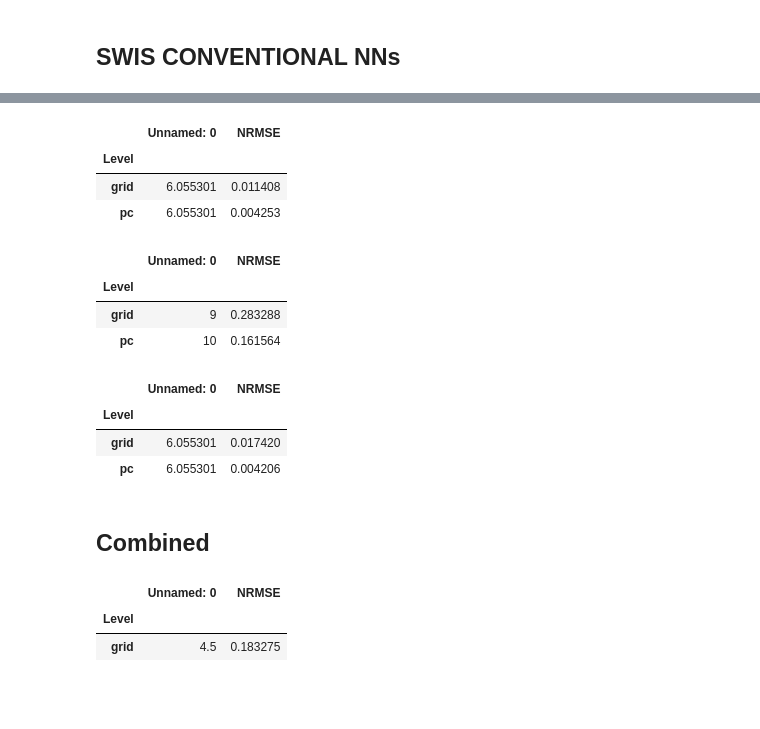
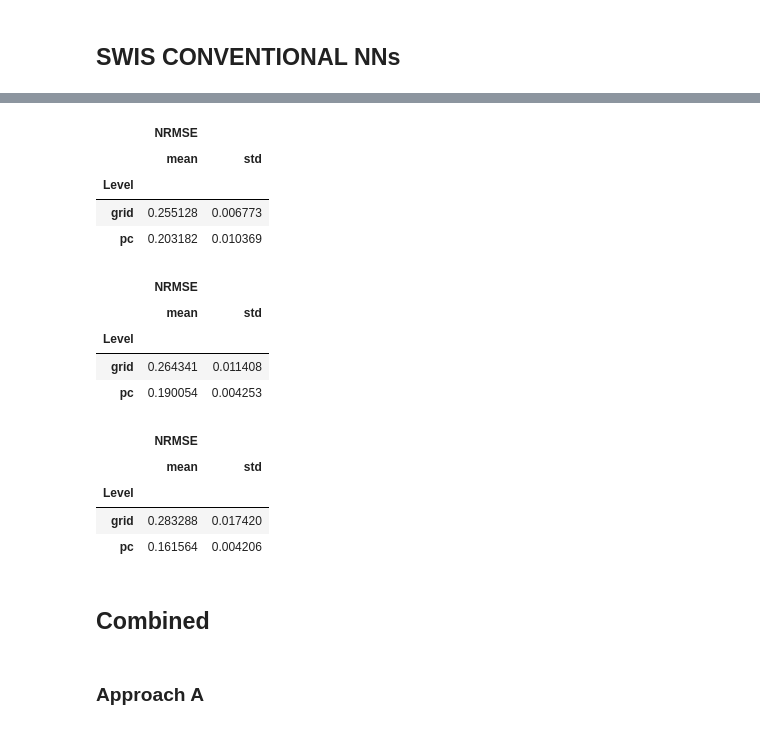
Before and after one commit to ManeeshaPerera/HTCNN-Forecasting, a Jupyter notebook: notebooks/draw-graphs.ipynb, the cells around one changed output, grey strips where cells are left out. Drawn from its saved outputs; the diff is of its cells as text; code cells hidden in the pictures; blank space fills up the shorter version.

```diff
--- a/notebooks/draw-graphs.ipynb
+++ b/notebooks/draw-graphs.ipynb
@@ -228,4 +228,4 @@ ax = sns.barplot(x="NRMSE", y="Approach", data=err_dist, capsize=.2)
 # %% [markdown]
 ## SWIS CONVENTIONAL NNs
 # %%
-errors = pd.read_csv('../swis_conventional_nn_results/conventional_lstm/errors/final_errors.csv')
+lstm_errors = pd.read_csv('../swis_conventional_nn_results/conventional_lstm/errors/final_errors.csv')
@@ -255,7 +231,0 @@ errors.groupby(by='Level').mean()
-# %%
-errors.groupby(by='Level').std()
-# %% [output]
-|  | Unnamed: 0 | NRMSE |
-| Level |  |  |
-| grid | 6.055301 | 0.011408 |
-| pc | 6.055301 | 0.004253 |
@@ -266,14 +232,8 @@ errors = pd.read_csv('../swis_conventional_nn_results/conventional_tcn/errors/fi
-# %%
-errors.groupby(by='Level').mean()
-# %% [output]
-|  | Unnamed: 0 | NRMSE |
-| Level |  |  |
-| grid | 9 | 0.283288 |
-| pc | 10 | 0.161564 |
-# %%
-errors.groupby(by='Level').std()
-# %% [output]
-|  | Unnamed: 0 | NRMSE |
-| Level |  |  |
-| grid | 6.055301 | 0.017420 |
-| pc | 6.055301 | 0.004206 |
+# %%
+lstm_errors.groupby(by='Level').agg({'NRMSE': ['mean', 'std']})
+# %% [output]
+|  | NRMSE |  |
+|  | mean | std |
+| Level |  |  |
+| grid | 0.255128 | 0.006773 |
+| pc | 0.203182 | 0.010369 |
@@ -279,0 +242,8 @@ errors.groupby(by='Level').std()
+# %%
+cnn_errors.groupby(by='Level').agg({'NRMSE': ['mean', 'std']})
+# %% [output]
+|  | NRMSE |  |
+|  | mean | std |
+| Level |  |  |
+| grid | 0.264341 | 0.011408 |
+| pc | 0.190054 | 0.004253 |
@@ -280,3 +252,13 @@ errors.groupby(by='Level').std()
+# %%
+tcn_errors.groupby(by='Level').agg({'NRMSE': ['mean', 'std']})
+# %% [output]
+|  | NRMSE |  |
+|  | mean | std |
+| Level |  |  |
+| grid | 0.283288 | 0.017420 |
+| pc | 0.161564 | 0.004206 |
 # %% [markdown]
 ## Combined
+# %% [markdown]
+### Approach A
 # %%
@@ -286,6 +265,0 @@ errors = pd.read_csv('../swis_combined_nn_results/approachA/SWIS_APPROACH_A/erro
-# %%
-errors.groupby(by='Level').mean()
-# %% [output]
-|  | Unnamed: 0 | NRMSE |
-| Level |  |  |
-| grid | 4.5 | 0.183275 |
```
Also changed, not shown: parts of 27 cells of this notebook, 5 other files.
